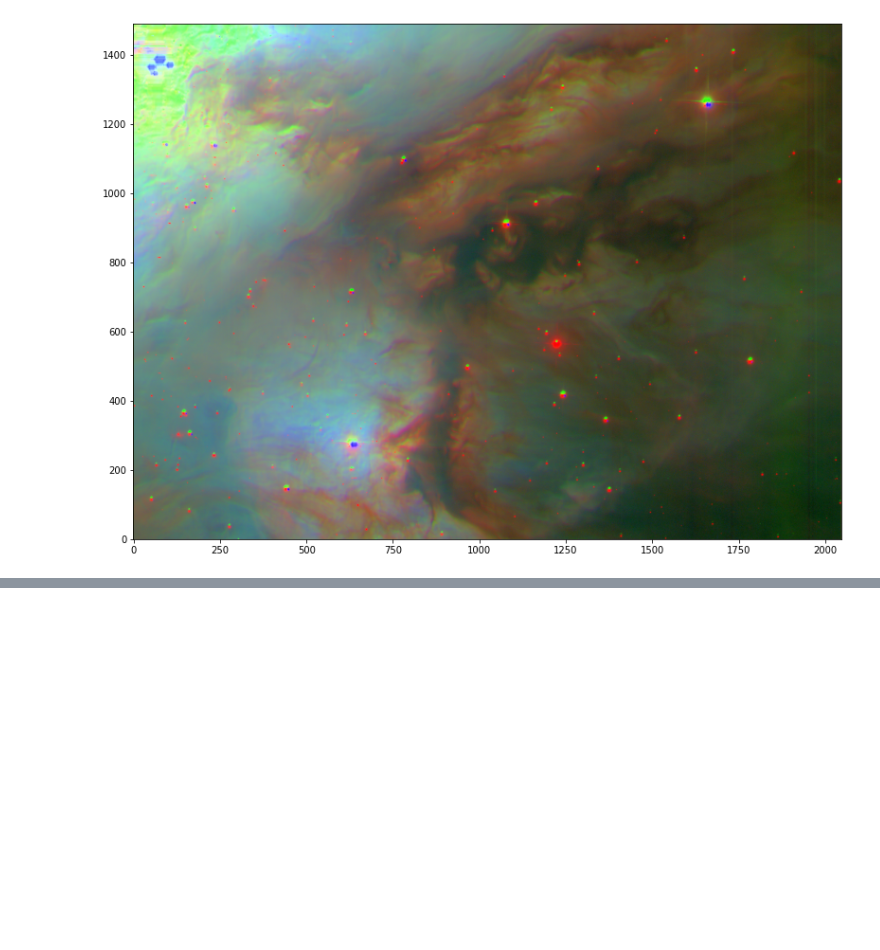
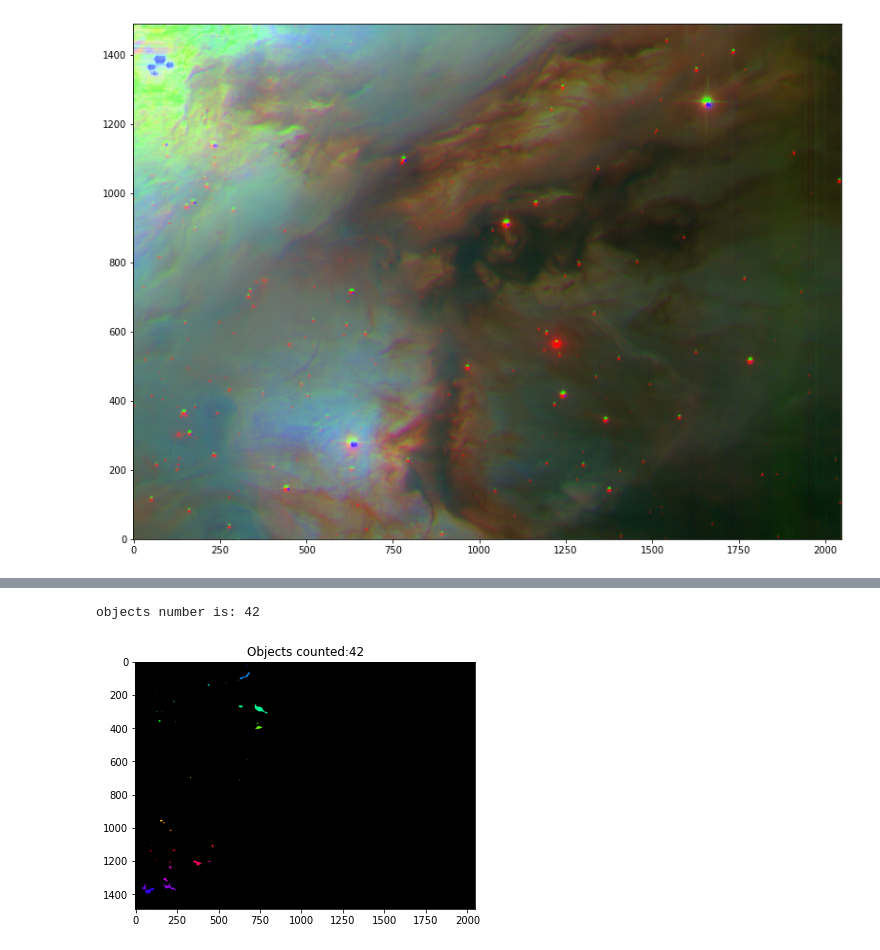
Before and after one commit to JoelsonSartoriJr/study-astrnomy, a Jupyter notebook: fits_image/rgb_image.ipynb, the cells around one changed output, grey strips where cells are left out. Cells and saved outputs as stored; diff of their text form; code cells hidden in the pictures; blank space fills up the shorter version.

```diff
--- a/fits_image/rgb_image.ipynb
+++ b/fits_image/rgb_image.ipynb
@@ -95,0 +139,16 @@ plt.savefig('img/rbgM42.jpg')
+# %%
+ret, labels = cv2.connectedComponents(img_erode)
+label_hue = np.uint8(179 * labels / np.max(labels))
+blank_ch = 255 * np.ones_like(label_hue)
+labeled_img = cv2.merge([label_hue, blank_ch, blank_ch])
+labeled_img = cv2.cvtColor(labeled_img, cv2.COLOR_HSV2BGR)
+labeled_img[label_hue == 0] = 0
+
+plt.subplot(222)
+plt.title('Objects counted:'+ str(ret-1))
+plt.imshow(labeled_img)
+print('objects number is:', ret-1)
+plt.show()
+# %% [output]
+objects number is: 42
+[figure, added]
```
Also changed, not shown: parts of 3 cells of this notebook, 4 other files.
